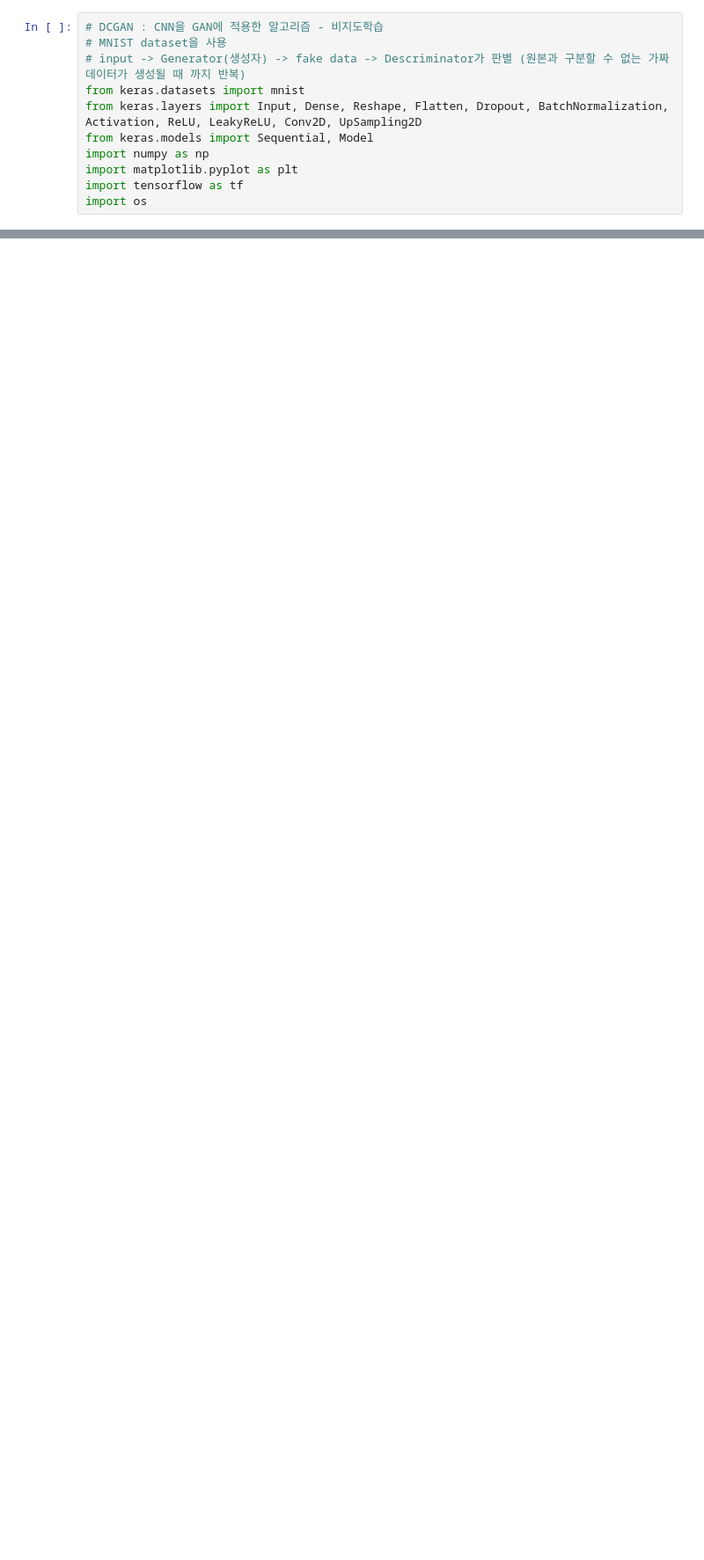
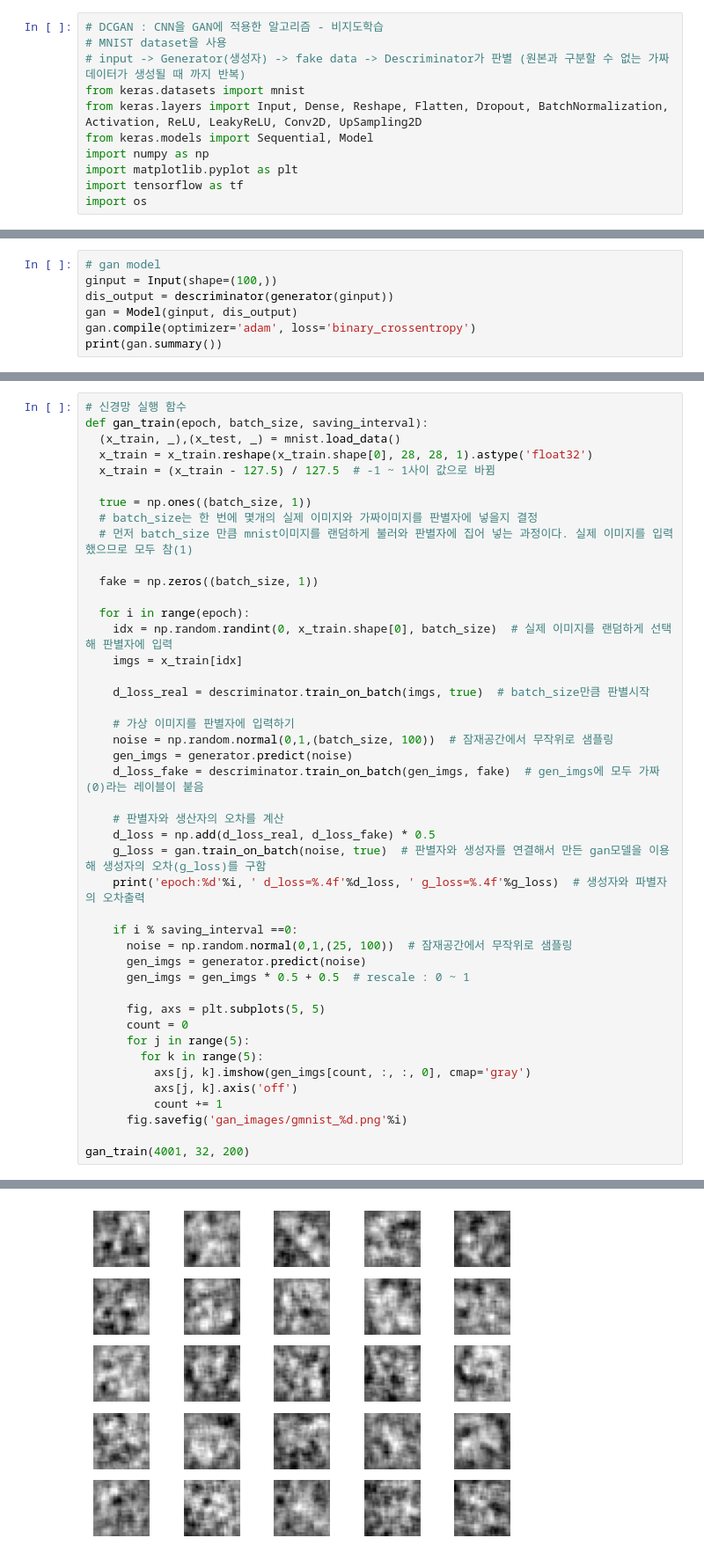
Before and after one commit to seoho0529/TensorFlow, a Jupyter notebook: tf53dcgan.ipynb, the cells around one changed output, grey strips where cells are left out. Shown at 88% size. Drawn from its saved outputs; the diff is of its cells as text; blank space fills up the shorter version.

```diff
--- a/tf53dcgan.ipynb
+++ b/tf53dcgan.ipynb
@@ -49,2 +62,9 @@ Non-trainable params: 12672 (49.50 KB)
 _________________________________________________________________
 None
+# %%
+# gan model
+ginput = Input(shape=(100,))
+dis_output = descriminator(generator(ginput))
+gan = Model(ginput, dis_output)
+gan.compile(optimizer='adam', loss='binary_crossentropy')
+print(gan.summary())
@@ -50,0 +88,45 @@ None
+# %%
+# 신경망 실행 함수
+def gan_train(epoch, batch_size, saving_interval):
+  (x_train, _),(x_test, _) = mnist.load_data()
+  x_train = x_train.reshape(x_train.shape[0], 28, 28, 1).astype('float32')
+  x_train = (x_train - 127.5) / 127.5  # -1 ~ 1사이 값으로 바뀜
+
+  true = np.ones((batch_size, 1))
+  # batch_size는 한 번에 몇개의 실제 이미지와 가짜이미지를 판별자에 넣을지 결정
+  # 먼저 batch_size 만큼 mnist이미지를 랜덤하게 불러와 판별자에 집어 넣는 과정이다. 실제 이미지를 입력했으므로 모두 참(1)
+
+  fake = np.zeros((batch_size, 1))
+
+  for i in range(epoch):
+    idx = np.random.randint(0, x_train.shape[0], batch_size)  # 실제 이미지를 랜덤하게 선택해 판별자에 입력
+    imgs = x_train[idx]
+
+    d_loss_real = descriminator.train_on_batch(imgs, true)  # batch_size만큼 판별시작
+
+    # 가상 이미지를 판별자에 입력하기
+    noise = np.random.normal(0,1,(batch_size, 100))  # 잠재공간에서 무작위로 샘플링
+    gen_imgs = generator.predict(noise)
+    d_loss_fake = descriminator.train_on_batch(gen_imgs, fake)  # gen_imgs에 모두 가짜(0)라는 레이블이 붙음
+
+    # 판별자와 생산자의 오차를 계산
+    d_loss = np.add(d_loss_real, d_loss_fake) * 0.5
+    g_loss = gan.train_on_batch(noise, true)  # 판별자와 생성자를 연결해서 만든 gan모델을 이용해 생성자의 오차(g_loss)를 구함
+    print('epoch:%d'%i, ' d_loss=%.4f'%d_loss, ' g_loss=%.4f'%g_loss)  # 생성자와 파별자의 오차출력
+
+    if i % saving_interval ==0:
+      noise = np.random.normal(0,1,(25, 100))  # 잠재공간에서 무작위로 샘플링
+      gen_imgs = generator.predict(noise)
+      gen_imgs = gen_imgs * 0.5 + 0.5  # rescale : 0 ~ 1
+
+      fig, axs = plt.subplots(5, 5)
+      count = 0
+      for j in range(5):
+        for k in range(5):
+          axs[j, k].imshow(gen_imgs[count, :, :, 0], cmap='gray')
+          axs[j, k].axis('off')
+          count += 1
+      fig.savefig('gan_images/gmnist_%d.png'%i)
+
+gan_train(4001, 32, 200)
+# %% [output]
@@ -50,0 +150 @@ None
+[figure, added]
```
Also changed, not shown: parts of 3 cells of this notebook.
